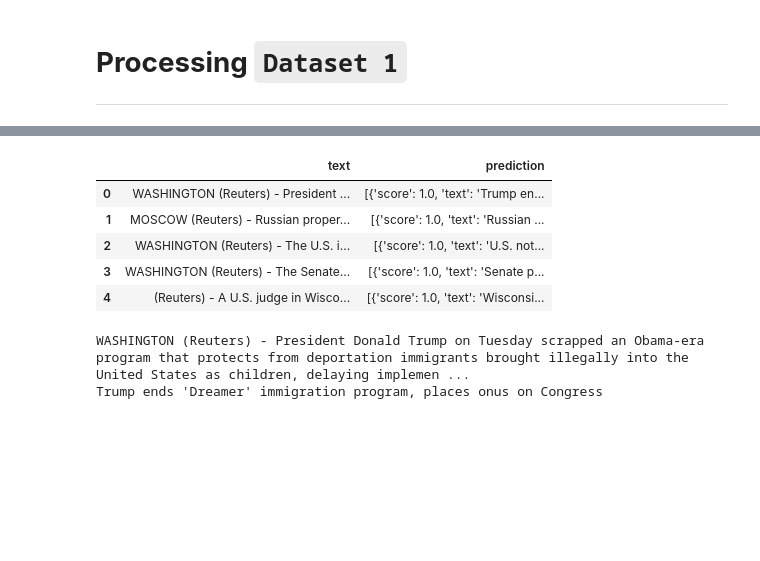
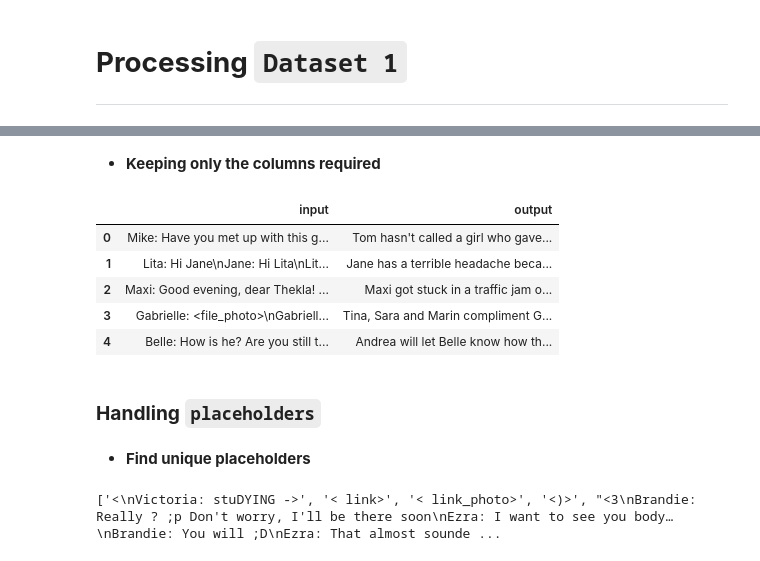
Before and after one commit to manjit-baishya-datascience/Email-Summarizer, a Jupyter notebook: research/notebooks/02_data_cleaning_and preprocessing.ipynb, the cells around one changed output, grey strips where cells are left out. Saved outputs shown, nothing was run; the diff lists cells and outputs as text; code cells hidden in the pictures; blank space fills up the shorter version.

```diff
--- a/research/notebooks/02_data_cleaning_and preprocessing.ipynb
+++ b/research/notebooks/02_data_cleaning_and preprocessing.ipynb
@@ -16,0 +131,8 @@ df_1.head()
+# %%
+def is_valid_dialogue(text):
+    lines = [l for l in text.split('\n') if l.strip != '']
+    return all(pattern.match(l) for l in lines) if lines else False
+
+df_1['is_valid'] = df_1['input_clean'].apply(is_valid_dialogue)
+
+print(df_1['is_valid'].value_counts())
@@ -16,0 +146,3 @@ df_1.head()
+# %%
+invalid_rows = df_1[~df_1['is_valid']]
+invalid_rows['input_clean'].head(20)
@@ -16,0 +169,7 @@ df_1.head()
+# %%
+def get_bad_lines(text):
+    lines = [l for l in text.split('\n') if l.strip() != '']
+    return [l for l in lines if not pattern.match(l)]
+
+invalid_rows_bad_lines = invalid_rows['input_clean'].apply(get_bad_lines)
+invalid_rows_bad_lines.iloc[0]  # bad lines from the first invalid row
@@ -16,0 +189,7 @@ df_1.head()
+# %%
+with open('../artifacts/invalid_lines_report.txt', 'w', encoding='utf-8') as f:
+    for idx, bad_lines in invalid_rows_bad_lines.items():
+        f.write(f"--- Row {idx} ---\n")
+        for line in bad_lines:
+            f.write(line + '\n')
+        f.write('\n')
@@ -17,20 +295,15 @@ df_1.head()
+# %% [markdown]
+- **Keeping only the columns required**
 # %%
-df_1 = df_1[['text', 'prediction']]
+df_1 = df_1_clean[['input_clean', 'output']]
+df_1.columns = ['input', 'output']
 df_1.head()
 # %% [output]
-|  | text | prediction |
-| 0 | WASHINGTON (Reuters) - President ... | [{'score': 1.0, 'text': 'Trump en... |
-| 1 | MOSCOW (Reuters) - Russian proper... | [{'score': 1.0, 'text': 'Russian ... |
-| 2 | WASHINGTON (Reuters) - The U.S. i... | [{'score': 1.0, 'text': 'U.S. not... |
-| 3 | WASHINGTON (Reuters) - The Senate... | [{'score': 1.0, 'text': 'Senate p... |
-| 4 | (Reuters) - A U.S. judge in Wisco... | [{'score': 1.0, 'text': 'Wisconsi... |
+|  | input | output |
+| 0 | Mike: Have you met up with this g... | Tom hasn't called a girl who gave... |
+| 1 | Lita: Hi Jane\nJane: Hi Lita\nLit... | Jane has a terrible headache beca... |
+| 2 | Maxi: Good evening, dear Thekla! ... | Maxi got stuck in a traffic jam o... |
+| 3 | Gabrielle: <file_photo>\nGabriell... | Tina, Sara and Marin compliment G... |
+| 4 | Belle: How is he? Are you still t... | Andrea will let Belle know how th... |
-# %%
-import textwrap
-
-
-
-print(df_1['text'].iloc[0])
-print(((df_1['prediction'].iloc[0])[0])['text'])
-# %% [output]
-WASHINGTON (Reuters) - President Donald Trump on Tuesday scrapped an Obama-era program that protects from deportation immigrants brought illegally into the United States as children, delaying implemen ...
-Trump ends 'Dreamer' immigration program, places onus on Congress
+# %% [markdown]
+### **Handling `placeholders`**
@@ -36,0 +320,8 @@ Trump ends 'Dreamer' immigration program, places onus on Congress
+# %% [markdown]
+- **Find unique placeholders**
+# %%
+flat_placeholders = [item for sublist in all_placeholders for item in sublist]
+unique_placeholders = sorted(set(flat_placeholders))
+print(unique_placeholders)
+# %% [output]
+['<\nVictoria: stuDYING ->', '< link>', '< link_photo>', '<)>', "<3\nBrandie: Really ? ;p Don't worry, I'll be there soon\nEzra: I want to see you body…\nBrandie: You will ;D\nEzra: That almost sounde ...
```
Also changed, not shown: parts of 43 cells of this notebook, 3 other files.
